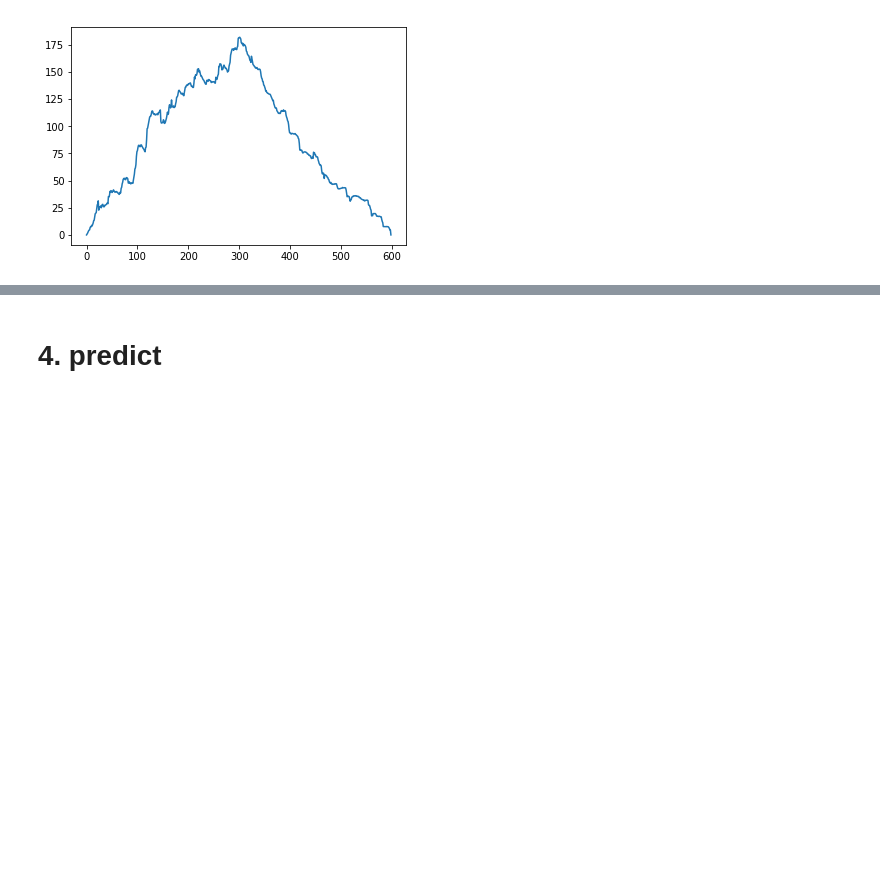
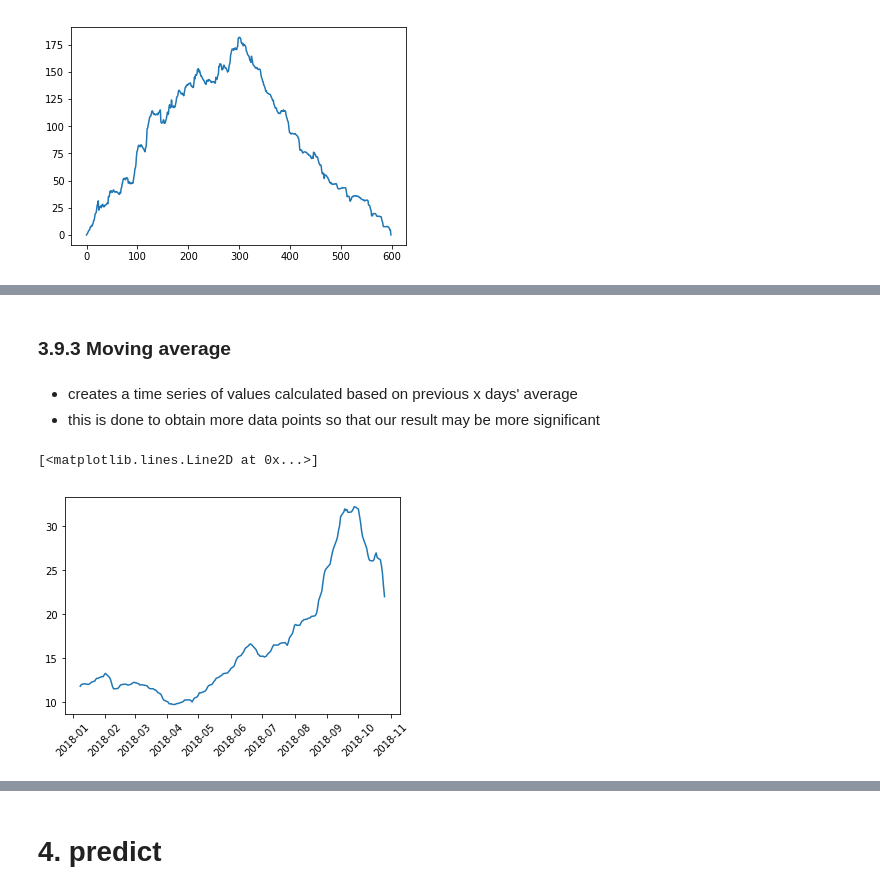
Before and after one commit to nzss/di-project2, a Jupyter notebook: Project Proposal.ipynb, the cells around one changed output, grey strips where cells are left out. Cells and saved outputs as stored; diff of their text form; code cells hidden in the pictures; blank space fills up the shorter version.

```diff
--- a/Project Proposal.ipynb
+++ b/Project Proposal.ipynb
@@ -408,0 +583,5 @@ days lag:  1
+# %% [markdown]
+### 3.9.3 Moving average
+# %% [markdown]
+- creates a time series of values calculated based on previous x days' average
+- this is done to obtain more data points so that our result may be more significant
@@ -408,0 +594,14 @@ days lag:  1
+# %%
+def moving_avg(series, n):
+    new_series = pd.DataFrame(np.convolve(series, np.ones((n,))/n, mode = 'valid'))
+    new_index = pd.DatetimeIndex(series.index[n-1:])
+    #new_series.reindex(new_index)
+    new_series.index = new_index
+    return new_series
+# %%
+import numpy as np
+plt.xticks(rotation=45)
+plt.plot(moving_avg(amd_price, 5))
+# %% [output]
+[<matplotlib.lines.Line2D at 0x...>]
+[figure, added]
```
Also changed, not shown: parts of 45 cells of this notebook, 3 other files.
